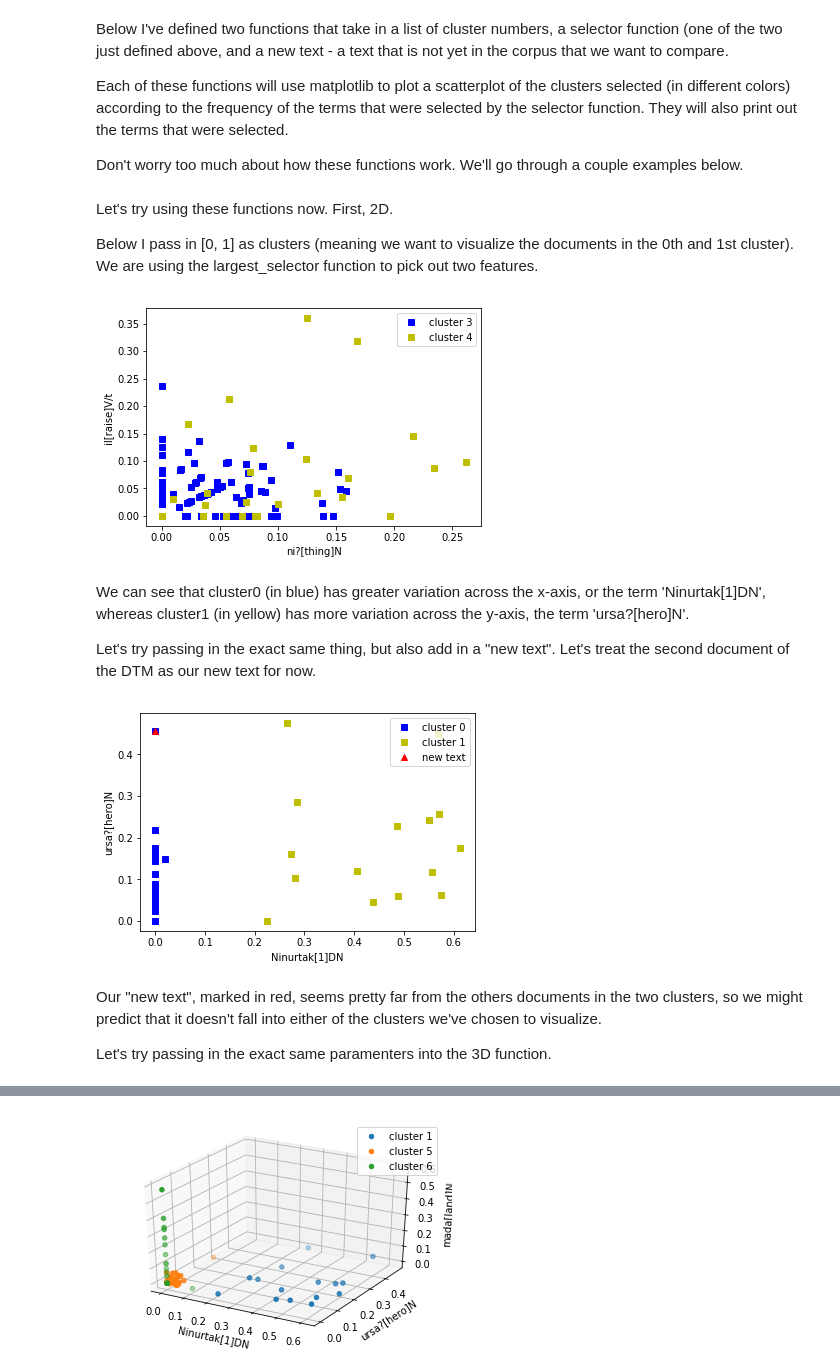
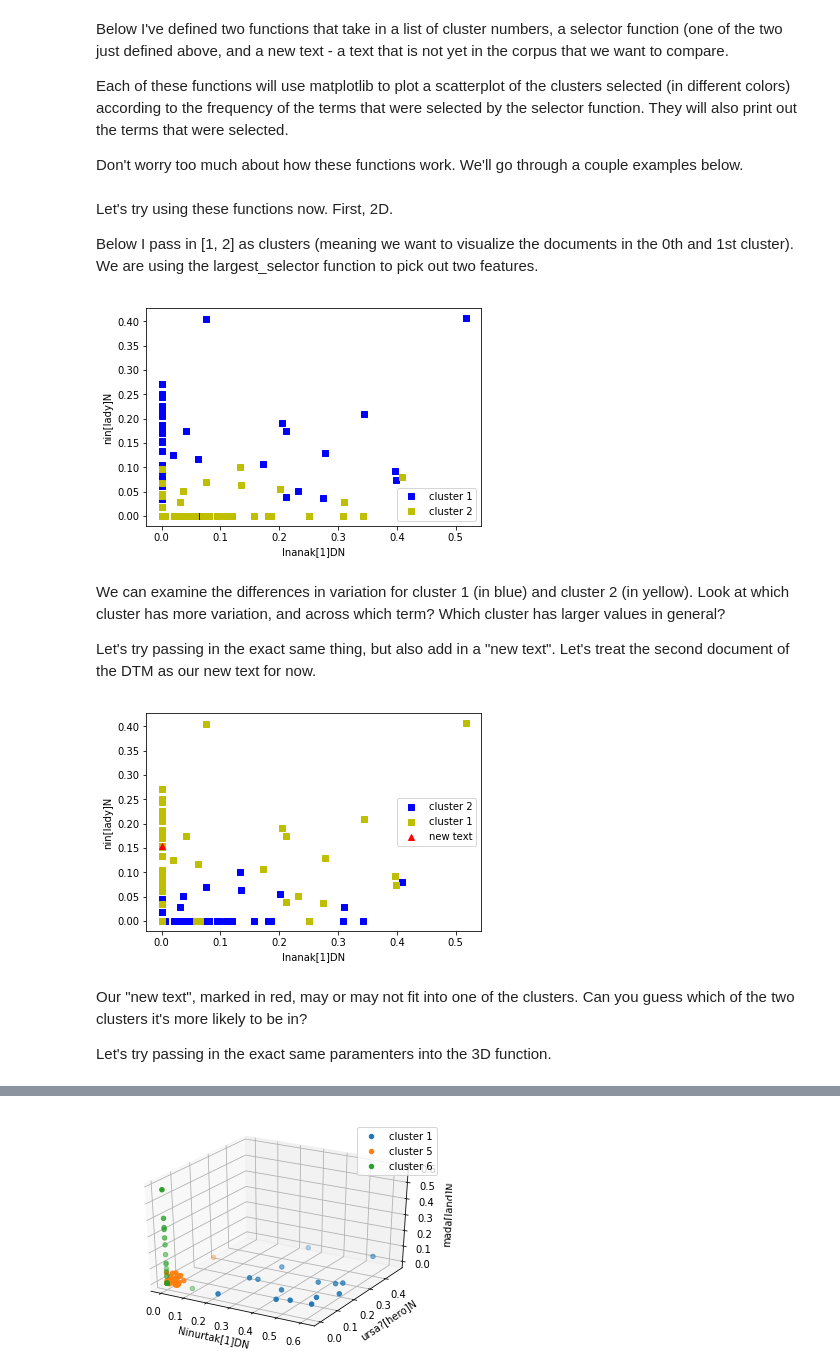
Before and after one commit to ds-modules/CUNEIF-102A, a Jupyter notebook: clustering.ipynb, the cells around one changed output, grey strips where cells are left out. Saved outputs shown, nothing was run; the diff lists cells and outputs as text; code cells hidden in the pictures.

Commit message:
fixed clustering markdown, added classifier function

```diff
--- a/clustering.ipynb
+++ b/clustering.ipynb
@@ -206,21 +219,21 @@ def plot3d(clusters, selector_func, new_text=None):
 # %% [markdown]
 Let's try using these functions now. First, 2D.
 
-Below I pass in [0, 1] as clusters (meaning we want to visualize the documents in the 0th and 1st cluster). We are using the largest_selector function to pick out two features.
+Below I pass in [1, 2] as clusters (meaning we want to visualize the documents in the 0th and 1st cluster). We are using the largest_selector function to pick out two features.
 # %%
-selected = plot2d([3, 4], largest_selector)
+selected = plot2d([1, 2], largest_selector)
 # %% [output]
-[figure, old version]
+[figure, new version]
 # %% [markdown]
-We can see that cluster0 (in blue) has greater variation across the x-axis, or the term  'Ninurtak[1]DN', whereas cluster1 (in yellow) has more variation across the y-axis, the term 'ursa?[hero]N'.
+We can examine the differences in variation for cluster 1 (in blue) and cluster 2 (in yellow). Look at which cluster has more variation, and across which term? Which cluster has larger values in general?
 
 Let's try passing in the exact same thing, but also add in a "new text". Let's treat the second document of the DTM as our new text for now.
 # %%
-selected = plot2d([0, 1], largest_selector, new_text=dtm[1])
+selected = plot2d([1, 2], largest_selector, new_text=dtm[1])
 # %% [output]
-[figure, old version]
+[figure, new version]
 # %% [markdown]
-Our "new text", marked in red, seems pretty far from the others documents in the two clusters, so we might predict that it doesn't fall into either of the clusters we've chosen to visualize.
+Our "new text", marked in red, may or may not fit into one of the clusters. Can you guess which of the two clusters it's more likely to be in?
 
 Let's try passing in the exact same paramenters into the 3D function.
 # %%
```
Also changed, not shown: parts of 12 cells of this notebook.
